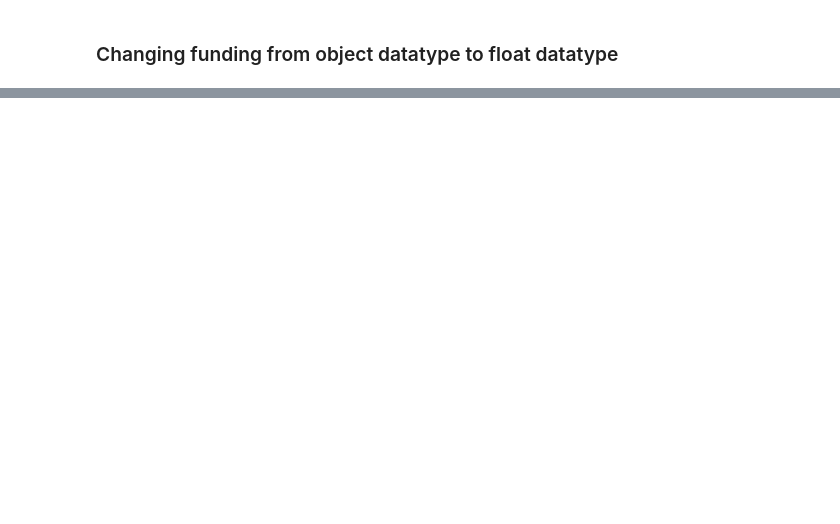
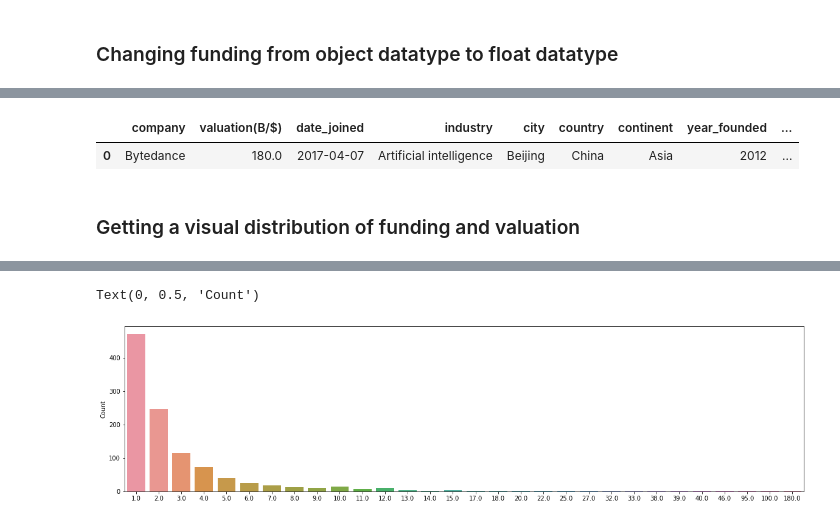
Before and after one commit to idowujames/unicorn-companies, a Jupyter notebook: Unicorn_Companies.ipynb, the cells around one changed output, grey strips where cells are left out. Cells and saved outputs as stored; diff of their text form; code cells hidden in the pictures; blank space fills up the shorter version.

Commit message:
Begining data exploration

```diff
--- a/Unicorn_Companies.ipynb
+++ b/Unicorn_Companies.ipynb
@@ -160,7 +140,7 @@ def funds(x):
     value = round(float(re.findall('\d+', x)[0]) * 0.001, 3)
   else:
     # Using an abituary low number to reflect missing or unknown values
-    value = -999
+    value = None
   return value
 
 df['Funding'] = df['Funding'].apply(funds)
@@ -169,2 +146,0 @@ df['Funding'] = df['Funding'].apply(funds)
-# %%
-df.rename(columns={'Funding': 'Funding(B/$)'}, inplace = True)
@@ -204,0 +149,9 @@ df_comp
+# %%
+# Make all column names be lowercase
+df.columns = df.columns.str.lower()
+
+# Making the columns be underscore seperated
+df.columns = df.columns.str.replace(' ','_')
+
+# Rename column valuation and funding to reflect that the values are in billion dollars
+df.rename(columns={'valuation': 'valuation(B/$)', 'funding': 'funding(B/$)'}, inplace = True)
@@ -204,0 +241,16 @@ df_comp
+# %%
+df[df['valuation(B/$)'] == 180]
+# %% [output]
+|  | company | valuation(B/$) | date_joined | industry | city | country | continent | year_founded | ... |
+| 0 | Bytedance | 180.0 | 2017-04-07 | Artificial intelligence | Beijing | China | Asia | 2012 | ... |
+# %% [markdown]
+### Getting a visual distribution of funding and valuation
+# %%
+plt.rcParams["figure.figsize"] = (20, 5)
+
+sns.countplot(x= 'valuation(B/$)', data = df)
+
+plt.title('')
+plt.xlabel('')
+plt.ylabel('Count')
+# %% [output]
@@ -204,0 +262,2 @@ df_comp
+Text(0, 0.5, 'Count')
+[figure, added]
```
Also changed, not shown: parts of 23 cells of this notebook.
